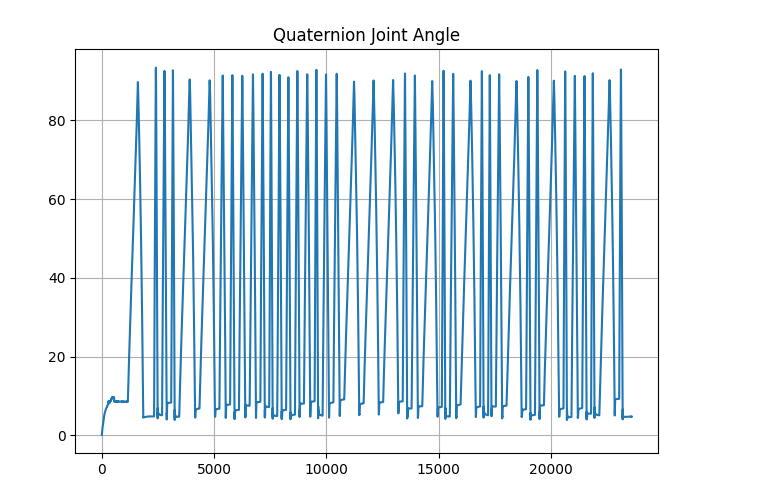
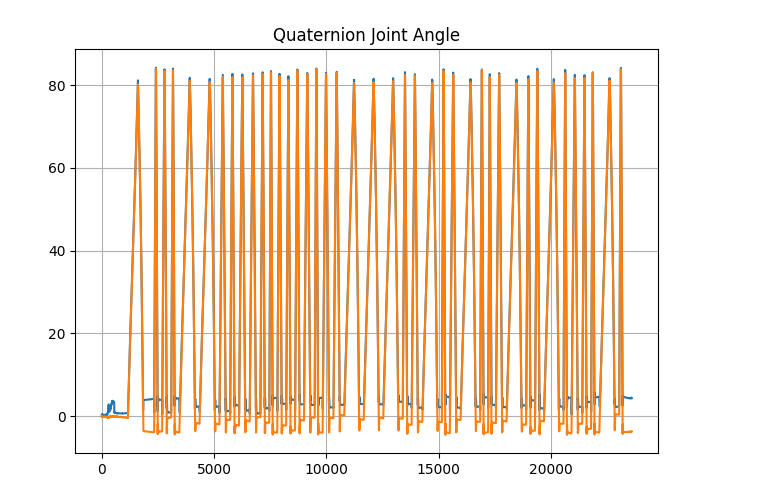
Before and after one commit to alejandromango/IMU-Analysis, a Jupyter notebook: SingleIMUGyrAngleSmarter.ipynb, the cells around one changed output. Drawn from its saved outputs; the diff is of its cells as text; code cells hidden in the pictures.

Commit message:
Added euler flexion angle calculation and output

```diff
--- a/SingleIMUGyrAngleSmarter.ipynb
+++ b/SingleIMUGyrAngleSmarter.ipynb
@@ -136,6 +136,7 @@ vqfOffline2 = offlineVQF(gData[1], aData[1], mData[1], reSampleRate)
 quatStep = []
 jointAngleQuatCos = []
 jointAngleQuatSin = []
+jointAngleQuatEuler = []
 jointAngleQuatSinRel = []
 quatNormStart1 = []
 quatNormStart2 = []
@@ -147,15 +148,19 @@ for i in range(len(vqfOffline2['quat6D'])):
     quatNormStart2.append(VQF.quatMultiply(VQF.quatConj(vqfOffline2['quat6D'][0]), vqfOffline2['quat6D'][i]))
     quatNormRel.append(VQF.quatMultiply(VQF.quatConj(quatNormStart2[i]), quatNormStart1[i]))
     jointAngleQuatCos.append(2*numpy.rad2deg(numpy.arccos(numpy.dot(quatNormStart1[0], quatNormStart1[i]))))
+jointAngleQuatEuler = qmt.eulerAngles(quatNormStart1, axes='zxy')
+jointAngleQuatEuler = jointAngleQuatEuler - jointAngleQuatEuler[0]
+jointAngleQuatCos = jointAngleQuatCos - jointAngleQuatCos[0]
 quatFore= vqfOffline1['quat6D']
 quatArm = vqfOffline2['quat6D']
 # %%
 plt.figure()
 plt.plot(jointAngleQuatCos)
+plt.plot(numpy.rad2deg(jointAngleQuatEuler[:,1]))
 plt.title('Quaternion Joint Angle')
 plt.grid()
 plt.tight_layout()
 plt.show()
 # %% [output]
-[figure, old version]
+[figure, new version]
 # %%
```
Also changed, not shown: parts of 2 cells of this notebook.
